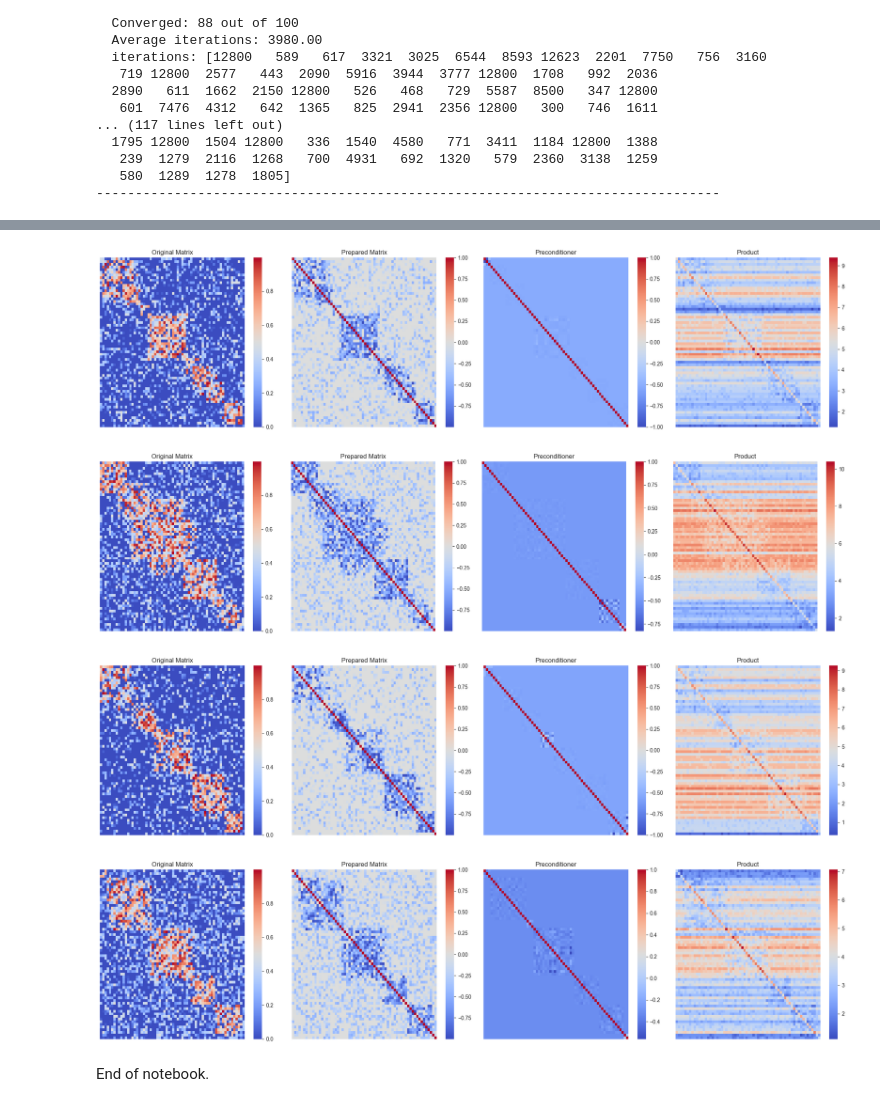
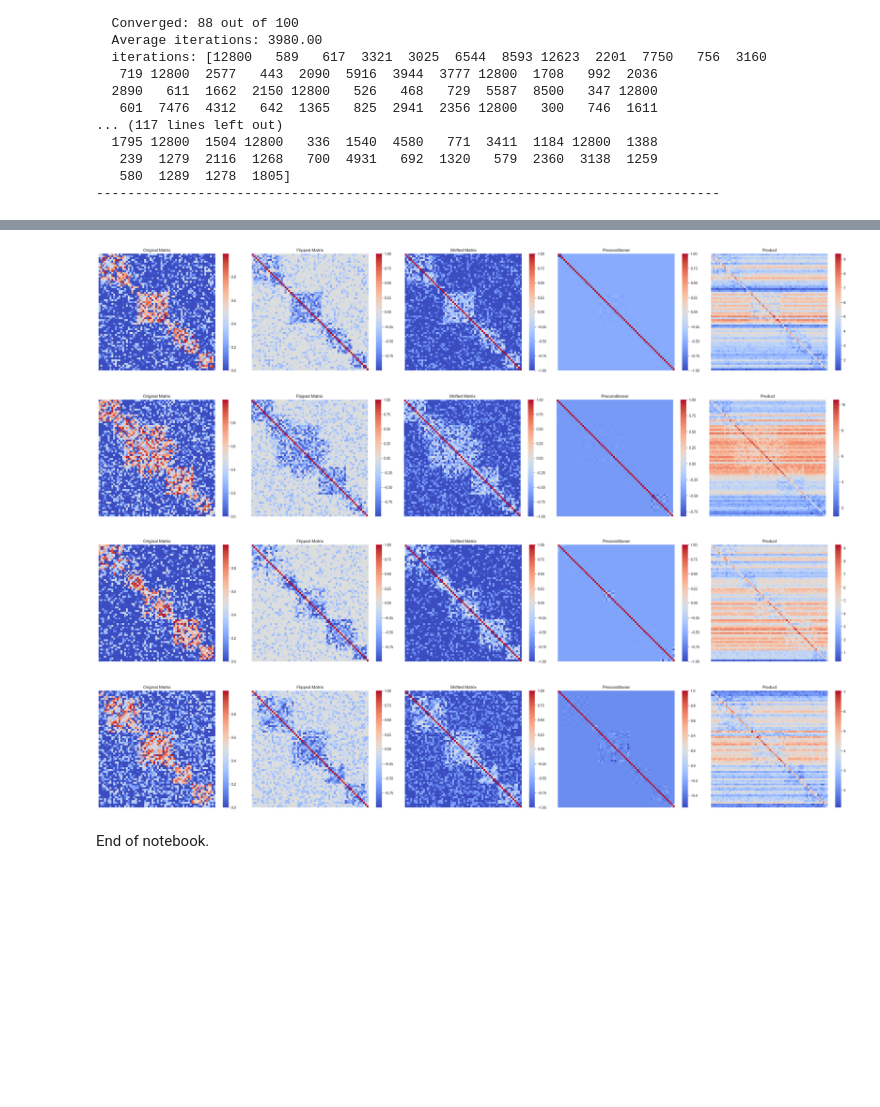
Before and after one commit to 24io/opencampus-ai-project, a Jupyter notebook: testrun_without_model.ipynb, the cells around one changed output, grey strips where cells are left out. Cells and saved outputs as stored; diff of their text form; code cells hidden in the pictures; blank space fills up the shorter version.

Commit message:
extend coverage of plots and output in testrun_without_model.ipynb

```diff
--- a/testrun_without_model.ipynb
+++ b/testrun_without_model.ipynb
@@ -273,25 +290,31 @@ print("-" * 80)
 result_data_list = [
     iters_no_precon_orig,
     iters_no_precon_flip,
+    iters_no_precon_shift,
     iters_no_precon_minmax,
     iters_precon_orig,
     iters_precon_flip,
+    iters_precon_shift,
     iters_precon_minmax,
 ]
 result_data_labels_long = [
     'Original (no precon)',
     'Flipped (no precon)',
+    'Shifted (no precon)',
     'Minmax (no precon)',
     'Original (with precon)',
     'Flipped (with precon)',
+    'Shifted (with precon)',
     'Minmax (with precon)'
 ]
 result_data_labels_stacked = [
     'Original\n(no precon)',
     'Flipped\n(no precon)',
+    'Shifted\n(no precon)',
     'Minmax\n(no precon)',
     'Original\n(with precon)',
     'Flipped\n(with precon)',
+    'Shifted\n(with precon)',
     'Minmax\n(with precon)'
 ]
 
@@ -341,31 +364,31 @@ Minmax:   {'min': 214, 'max': 12800, 'mean': 2185.12, 'median': 1165.5}
 # %%
 # Function to plot matrices
 def plot_matrices(matrices: List[np.ndarray], titles: List[str], colorbar: str = VALUE_COLORBAR) -> None:
     num_matrices = len(matrices)
-    fig, axes = plt.subplots(1, num_matrices, figsize=(5 * num_matrices, 5))
+    fig, axes = plt.subplots(1, num_matrices, figsize=(6 * num_matrices, 5))
 
     for i, (matrix, title) in enumerate(zip(matrices, titles)):
         ax = axes[i] if num_matrices > 1 else axes
-        sns.heatmap(matrix, cmap=colorbar, ax=ax, cbar=True)
+        sns.heatmap(matrix, cmap=colorbar, ax=ax, cbar=True, square=True)
         ax.set_title(title)
         ax.set_xticks([])
         ax.set_yticks([])
 
     plt.tight_layout()
     plt.show()
 
 # Plot matrices
 for i in range(len(ANALYTICS_TARGETS)):
     index = ANALYTICS_TARGETS[i]
     plot_matrices(
-        [A_orig[index], A_flip[index], precs[index], np.matmul(A_flip[index], precs[index])],
-        ['Original Matrix', 'Prepared Matrix', 'Preconditioner', 'Product'],
+        [A_orig[index], A_flip[index], A_shift[index], precs[index], np.matmul(A_flip[index], precs[index])],
+        ['Original Matrix', 'Flipped Matrix', 'Shifted Matrix', 'Preconditioner', 'Product'],
         colorbar='coolwarm'
     )
 # %% [output]
-[figure, old version]
+[figure, new version]
-[figure, old version]
+[figure, new version]
-[figure, old version]
+[figure, new version]
-[figure, old version]
+[figure, new version]
 # %% [markdown]
 End of notebook.
```
Also changed, not shown: parts of 4 cells of this notebook.
